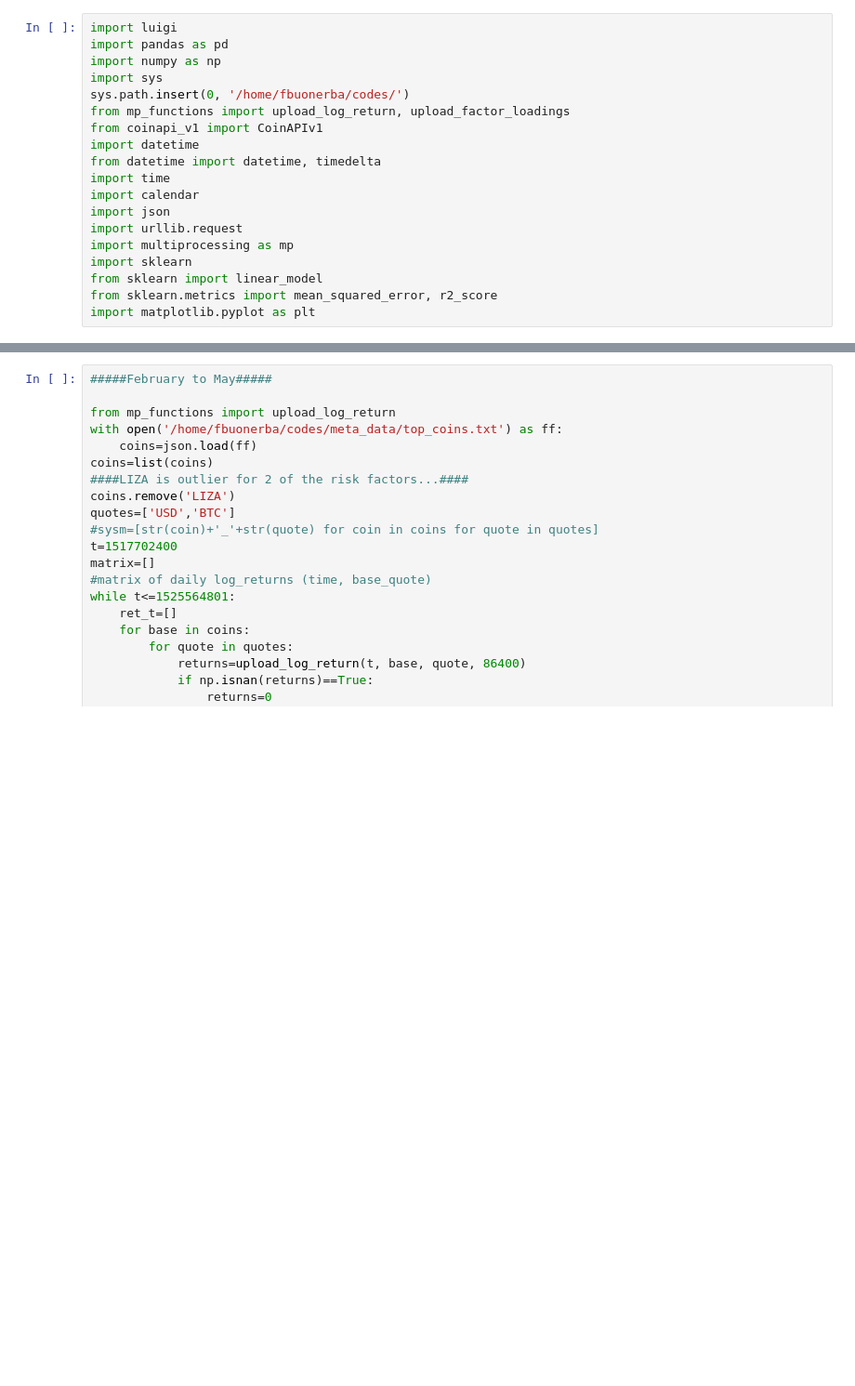
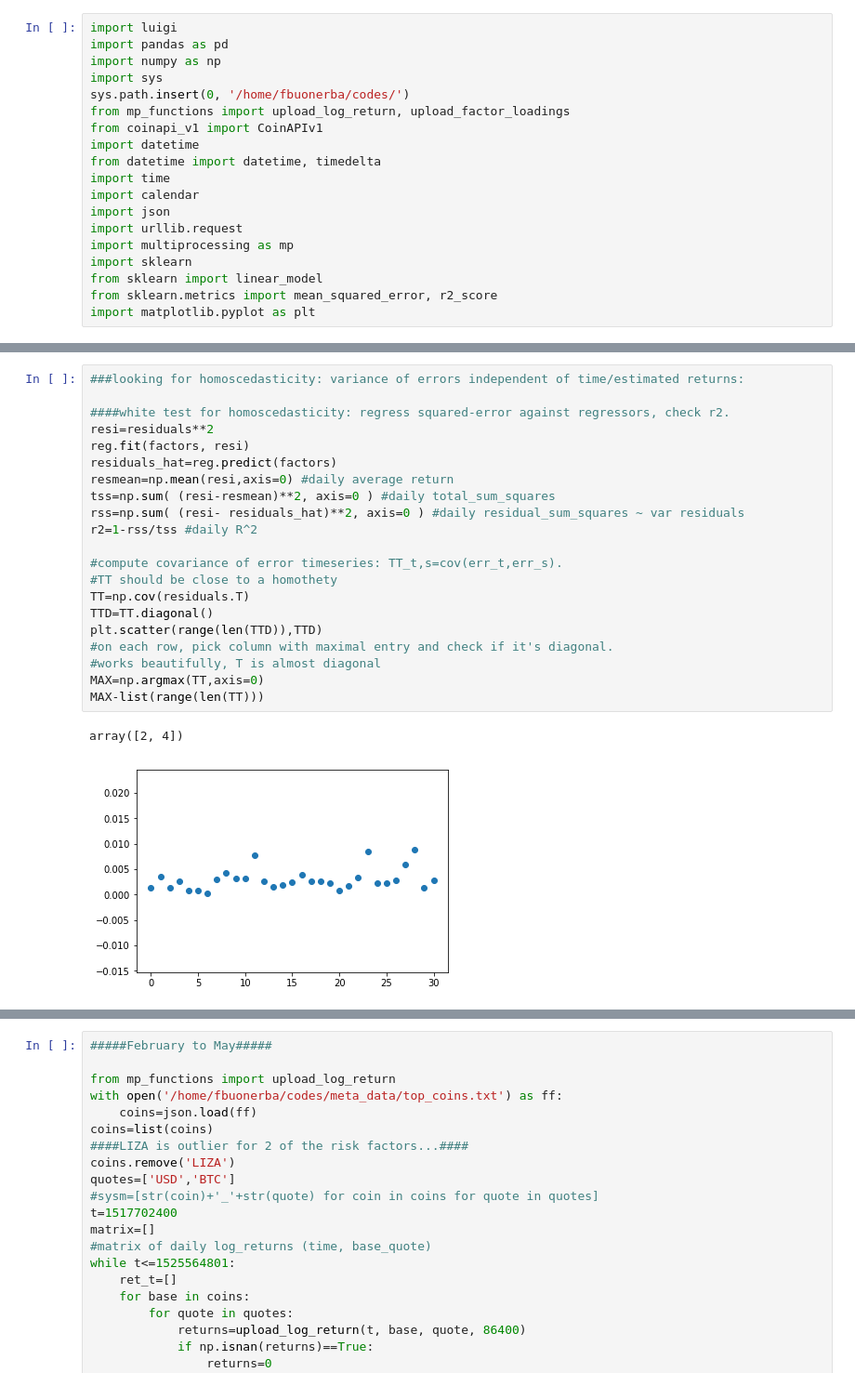
Before and after one commit to etaleinc/coinAPI-data, a Jupyter notebook: ipynotebooks/regression.ipynb, the cells around one changed output, grey strips where cells are left out. Shown at 93% size. Saved outputs shown, nothing was run; the diff lists cells and outputs as text; blank space fills up the shorter version.

```diff
--- a/ipynotebooks/regression.ipynb
+++ b/ipynotebooks/regression.ipynb
@@ -237,0 +220,24 @@ for x in df_list:
+# %%
+###looking for homoscedasticity: variance of errors independent of time/estimated returns:
+
+####white test for homoscedasticity: regress squared-error against regressors, check r2.
+resi=residuals**2
+reg.fit(factors, resi)
+residuals_hat=reg.predict(factors)
+resmean=np.mean(resi,axis=0) #daily average return
+tss=np.sum( (resi-resmean)**2, axis=0 ) #daily total_sum_squares
+rss=np.sum( (resi- residuals_hat)**2, axis=0 ) #daily residual_sum_squares ~ var residuals
+r2=1-rss/tss #daily R^2
+
+#compute covariance of error timeseries: TT_t,s=cov(err_t,err_s).
+#TT should be close to a homothety
+TT=np.cov(residuals.T)
+TTD=TT.diagonal()
+plt.scatter(range(len(TTD)),TTD)
+#on each row, pick column with maximal entry and check if it's diagonal.
+#works beautifully, T is almost diagonal
+MAX=np.argmax(TT,axis=0)
+MAX-list(range(len(TT)))
+# %% [output]
+array([2, 4])
+[figure, added]
```
Also changed, not shown: parts of 15 cells of this notebook, 26 other files.
